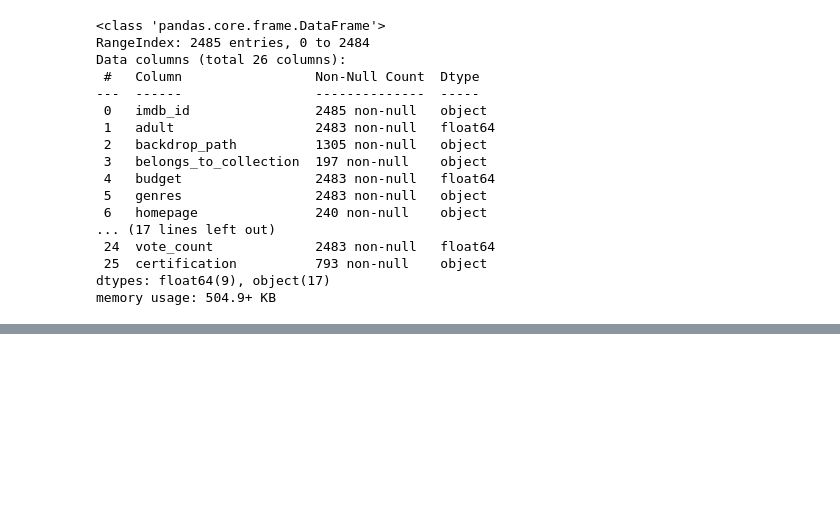
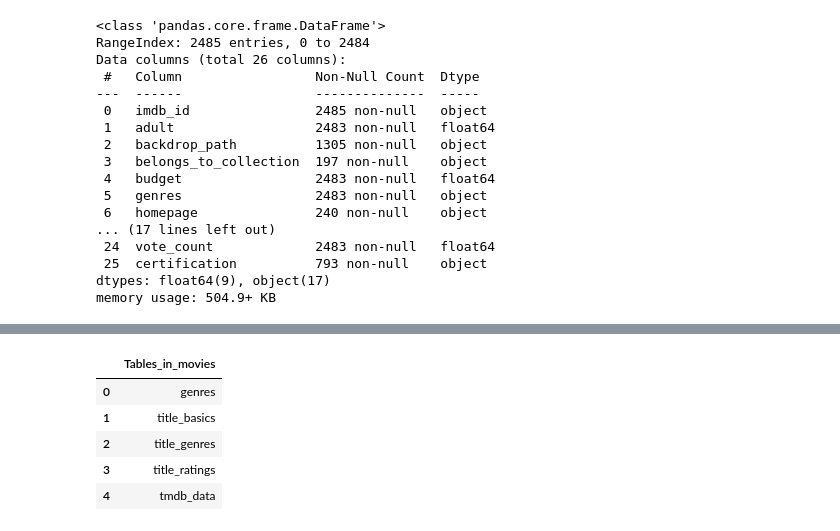
Before and after one commit to shellymduncan/Projec-3-TMDB, a Jupyter notebook: Project 3 - IMDB - Part 3.ipynb, the cells around one changed output, grey strips where cells are left out. Saved outputs shown, nothing was run; the diff lists cells and outputs as text; code cells hidden in the pictures; blank space fills up the shorter version.

```diff
--- a/Project 3 - IMDB - Part 3.ipynb
+++ b/Project 3 - IMDB - Part 3.ipynb
@@ -311,0 +489,11 @@ TypeError: list indices must be integers or slices, not str
+# %%
+# show all the tables that exist in the database
+q = """SHOW TABLES"""
+pd.read_sql(q, engine)
+# %% [output]
+|  | Tables_in_movies |
+| 0 | genres |
+| 1 | title_basics |
+| 2 | title_genres |
+| 3 | title_ratings |
+| 4 | tmdb_data |
```
Also changed, not shown: parts of 39 cells of this notebook.
